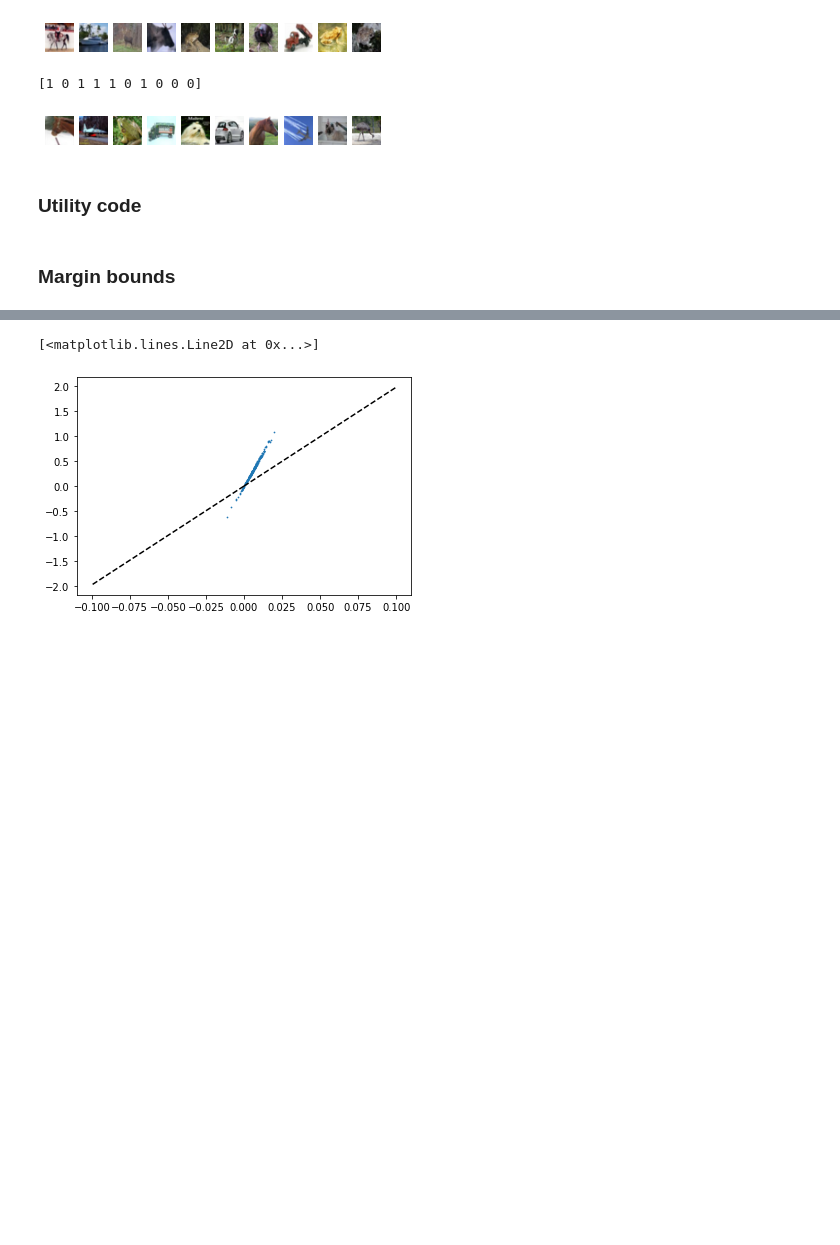
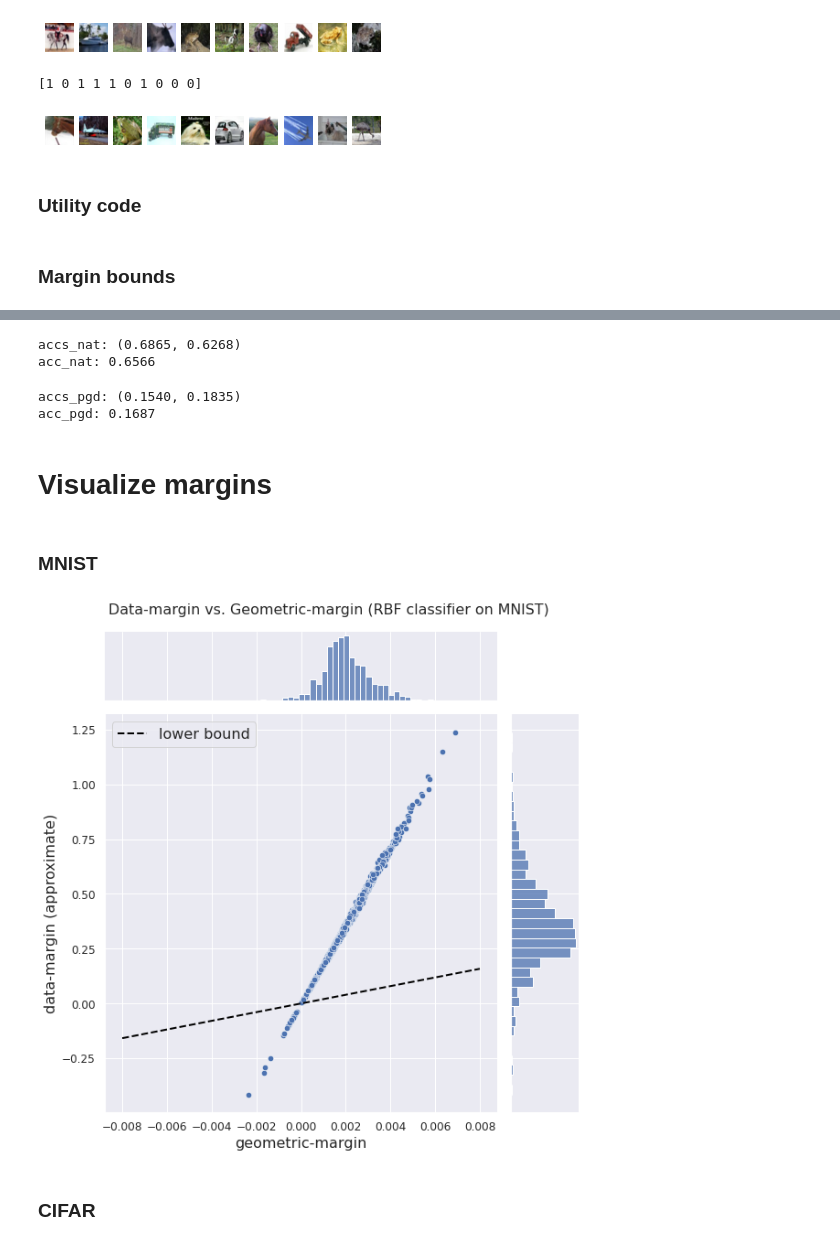
Before and after one commit to GilgameshxZero/adversarial-ntks, a Jupyter notebook: notebooks/meng-thesis/ch4/margin-analysis/rbf-analysis.ipynb, the cells around one changed output, grey strips where cells are left out. Saved outputs shown, nothing was run; the diff lists cells and outputs as text; code cells hidden in the pictures; blank space fills up the shorter version.

Commit message:
Add rbf margin analysis

```diff
--- a/notebooks/meng-thesis/ch4/margin-analysis/rbf-analysis.ipynb
+++ b/notebooks/meng-thesis/ch4/margin-analysis/rbf-analysis.ipynb
@@ -157,15 +159,18 @@ def compute_margins(
     attack_eps: float,
     pgd_step_size: float,
     pgd_num_steps: int,
-    batch_size: int
+    batch_size: int,
+    neg: bool = False,
 ) -> Dict:
     res_dict = dict()
 
-    clf_grad_fn = jthunder.get_grad_decision_function(clf)
+    clf_grad_fn_base = jthunder.get_grad_decision_function(clf)
+    clf_grad_fn_neg = lambda x: -clf_grad_fn_base(x)
+    clf_grad_fn = clf_grad_fn_neg if neg else clf_grad_fn_base
+
     clf_pred_fn_base = jthunder.get_decision_function(clf)
     clf_pred_fn_neg = lambda xs: - clf_pred_fn_base(xs)
-
-    clf_pred_fn = clf_pred_fn_base
+    clf_pred_fn = clf_pred_fn_neg if neg else clf_pred_fn_base
 
     res_dict["ys"] = ds.ys
     res_dict["preds"] = clf.predict(ds.xs)
@@ -240,5 +245,5 @@ Text(0.5, 1.0, 'Lower bound of data-margin by geometric-margin')
 # %%
 %%time
 clf_mnist = thundersvm.SVC(kernel="rbf", C=1000)
-clf_mnist.fit(MNIST_TRAIN.xs[:2048], MNIST_TRAIN.ys[:2048]);
+clf_mnist.fit(MNIST_TRAIN.xs, MNIST_TRAIN.ys);
 # %% [output]
@@ -263,20 +278,55 @@ acc_pgd: 0.0000
+# %%
+eval_ds(
+    clf=clf_cifar,
+    ds=CIFAR_TEST.prefix(1024),
+    attack_norm=2,
+    attack_eps=0.5,
+    pgd_step_size=0.5/10,
+    pgd_num_steps=20,
+    batch_size=256,
+    neg=True,
+);
+# %% [output]
+accs_nat: (0.6865, 0.6268)
+acc_nat: 0.6566
+accs_pgd: (0.1540, 0.1835)
+acc_pgd: 0.1687
+# %% [markdown]
+# Visualize margins
+# %% [markdown]
+### MNIST
 # %%
 mnist_dict = compute_margins(
     clf=clf_mnist,
-    ds=MNIST_TEST.prefix(256),
+    ds=MNIST_TEST.prefix(1024),
     attack_norm=2,
     attack_eps=2.0,
     pgd_step_size=2.0/20,
     pgd_num_steps=40,
     batch_size=256,
 )
-# %%
-plt.scatter(mnist_dict["gmarg"], mnist_dict["dmarg"], s=0.5)
-
-gmargs = np.linspace(0, 0.1, num=10000, endpoint=False)
-delta_inv_gmargs = delta_inv_rbf(gmargs, bandwidth=np.sqrt(1/clf_mnist._gamma))
-plt.plot(gmargs, delta_inv_gmargs, color="black", linestyle="--")
-plt.plot(-gmargs, -delta_inv_gmargs, color="black",linestyle="--")
-# %% [output]
-[<matplotlib.lines.Line2D at 0x...>]
-[figure, removed]
+# %%
+jplt = sns.jointplot(
+    x=mnist_dict["gmarg"],
+    y=mnist_dict["dmarg"],
+    height=8,
+    s=40
+);
+
+gmargs = np.linspace(0, 0.008, num=10000, endpoint=False)
+delta_inv_gmargs = delta_inv_rbf(gmargs, bandwidth=np.sqrt(1/clf_mnist._gamma))
+jplt.ax_joint.plot(
+    np.concatenate((-gmargs[::-1], gmargs)),
+    np.concatenate((-delta_inv_gmargs[::-1], delta_inv_gmargs)),
+    linestyle='--', color="black",
+    label="lower bound",
+    lw=2
+);
+jplt.ax_joint.set_ylabel("data-margin (approximate)", fontsize=16);
+jplt.ax_joint.set_xlabel("geometric-margin", fontsize=16);
+jplt.ax_joint.legend(bbox_to_anchor=(0, 1), loc='upper left', ncol=1, fontsize=16);
+jplt.fig.suptitle("Data-margin vs. Geometric-margin (RBF classifier on MNIST)", y=1.03);
+# %% [output]
+[figure, added]
+# %% [markdown]
+### CIFAR
```
Also changed, not shown: parts of 15 cells of this notebook.
